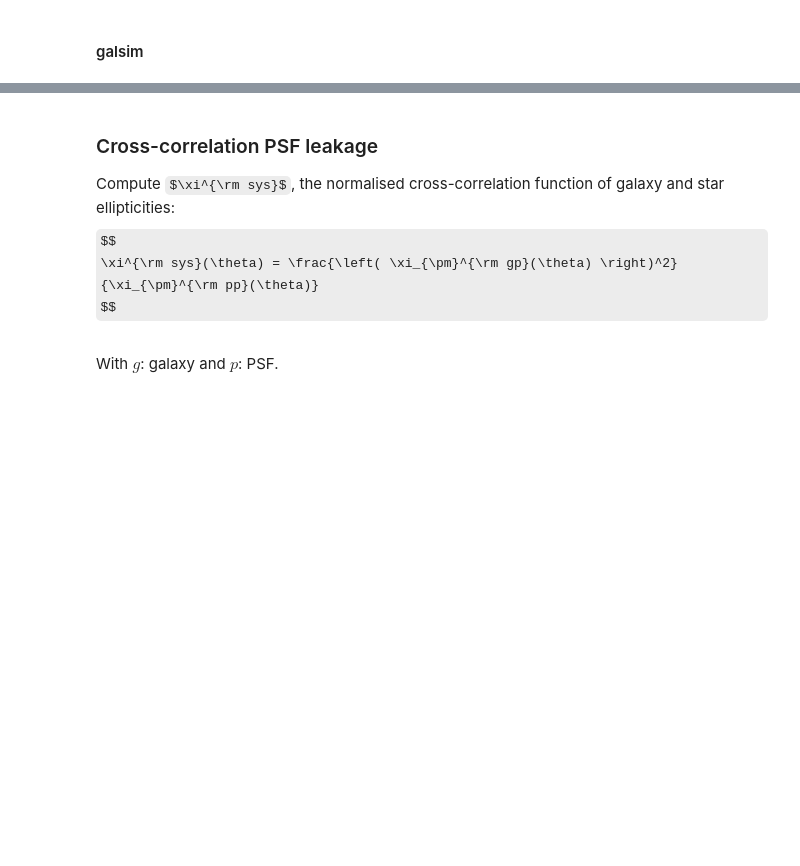
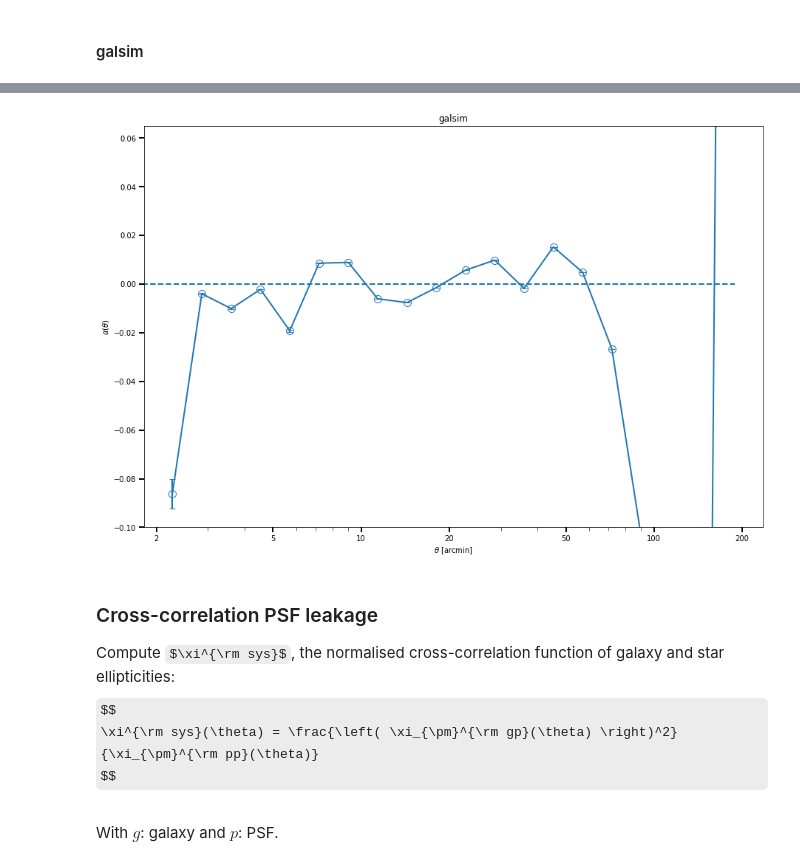
Before and after one commit to CosmoStat/sp_validation, a Jupyter notebook: notebooks/psf_leakage.ipynb, the cells around one changed output, grey strips where cells are left out. Saved outputs shown, nothing was run; the diff lists cells and outputs as text; code cells hidden in the pictures; some formulas as TeX source; blank space fills up the shorter version.

```diff
--- a/notebooks/psf_leakage.ipynb
+++ b/notebooks/psf_leakage.ipynb
@@ -171,19 +205,21 @@ print_stats('Weighted average alpha = {:.3g}'.format(alpha_leak_mean_galsim), st
 # %%
 plot_dir_leakage = '{}/psf_leak_galsim'.format(plot_dir)
 
-x = [r_corr_gp_galsim.meanr]
-y = [alpha_leak_galsim]
+theta = [r_corr_gp_galsim.meanr]
+alpha = [alpha_leak_galsim]
 yerr = [sig_alpha_leak_galsim]
 xlabel = r'$\theta$ [arcmin]'
 ylabel = r'$\alpha(\theta)$'
 title = 'galsim'
 out_path = '{}/alpha_leakage_galsim.png'.format(plot_dir_leakage)
 try:
     ylim  = leakage_alpha_ylim
 except:
     ylim = None
 
-plot_data_1d(x, y, yerr, title, xlabel, ylabel, out_path, xlog=True, ylim=ylim)
+plot_data_1d(theta, alpha, yerr, title, xlabel, ylabel, out_path, xlog=True, ylim=ylim)
+# %% [output]
+[figure, added]
 # %% [markdown]
 ### Cross-correlation PSF leakage
 Compute $\xi^{\rm sys}$, the normalised cross-correlation function of galaxy and star ellipticities:
```
Also changed, not shown: parts of 9 cells of this notebook, 8 other files.
